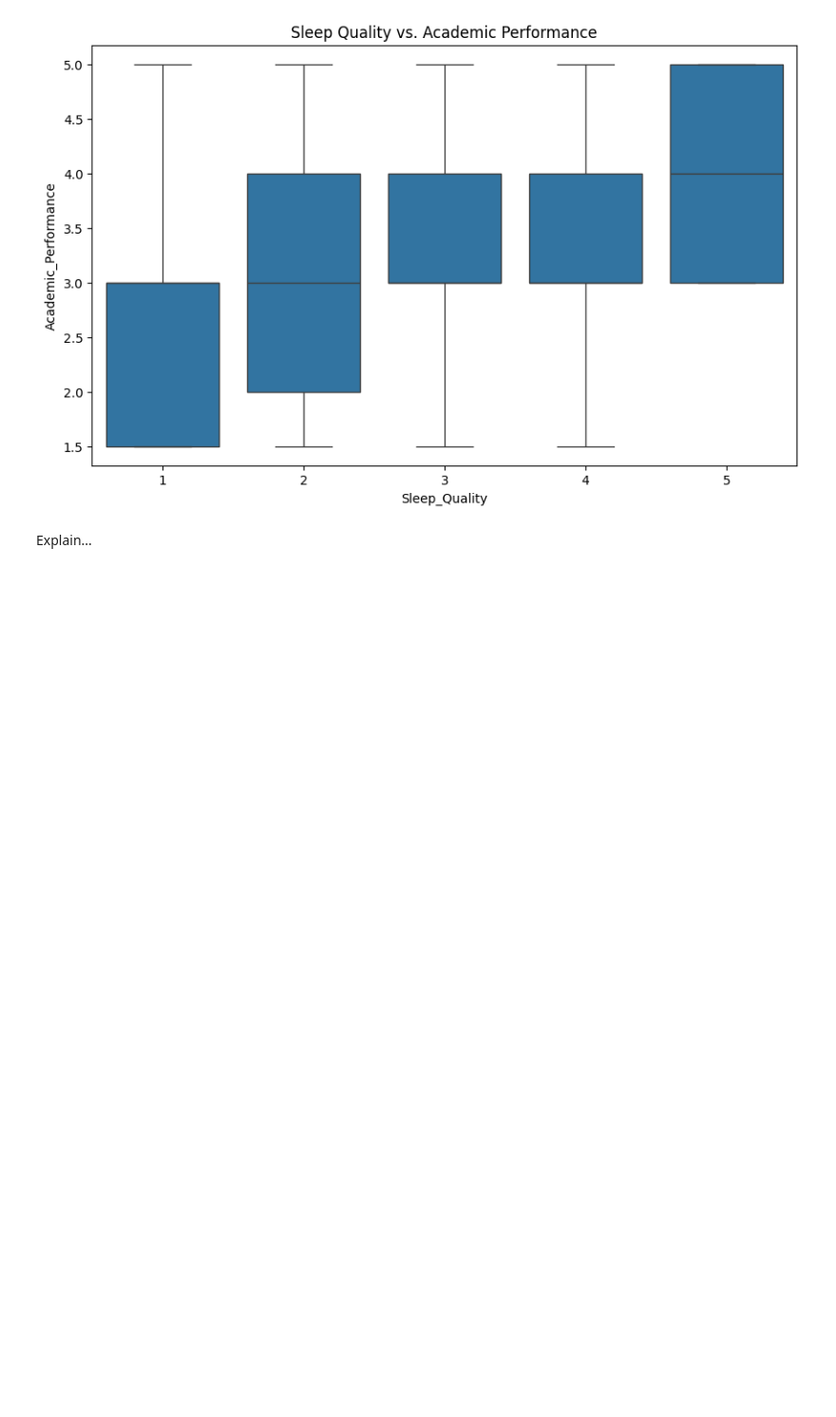
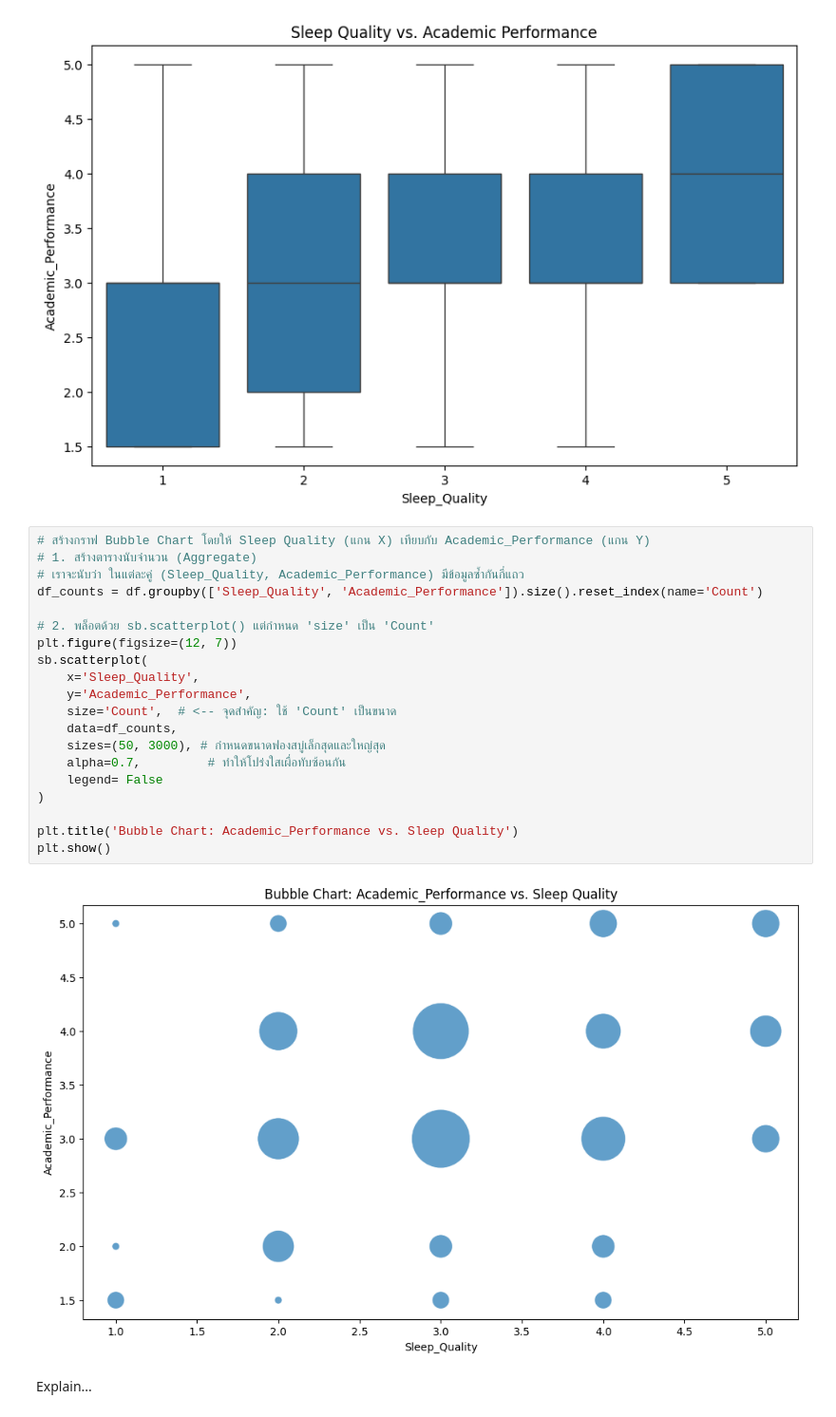
Before and after one commit to Phassakorn512/CS240-termproject, a Jupyter notebook: termproject.ipynb, the cells around one changed output. Shown: that part at 95% size. Cells and saved outputs as stored; diff of their text form; blank space fills up the shorter version.

```diff
--- a/termproject.ipynb
+++ b/termproject.ipynb
@@ -437,6 +481,28 @@ plt.title('Sleep Quality vs. Academic Performance')
 plt.show()
 # %% [output]
 [figure]
+# %%
+# สร้างกราฟ Bubble Chart โดยให้ Sleep Quality (แกน X) เทียบกับ Academic_Performance (แกน Y)
+# 1. สร้างตารางนับจำนวน (Aggregate)
+# เราจะนับว่า ในแต่ละคู่ (Sleep_Quality, Academic_Performance) มีข้อมูลซ้ำกันกี่แถว
+df_counts = df.groupby(['Sleep_Quality', 'Academic_Performance']).size().reset_index(name='Count')
+
+# 2. พล็อตด้วย sb.scatterplot() แต่กำหนด 'size' เป็น 'Count'
+plt.figure(figsize=(12, 7))
+sb.scatterplot(
+    x='Sleep_Quality',
+    y='Academic_Performance',
+    size='Count',  # <-- จุดสำคัญ: ใช้ 'Count' เป็นขนาด
+    data=df_counts,
+    sizes=(50, 3000), # กำหนดขนาดฟองสบู่เล็กสุดและใหญ่สุด
+    alpha=0.7,         # ทำให้โปร่งใสเผื่อทับซ้อนกัน
+    legend= False
+)
+
+plt.title('Bubble Chart: Academic_Performance vs. Sleep Quality')
+plt.show()
+# %% [output]
+[figure, added]
 # %% [markdown]
 Explain...
 # %%
```
Also changed, not shown: parts of 6 cells of this notebook.
